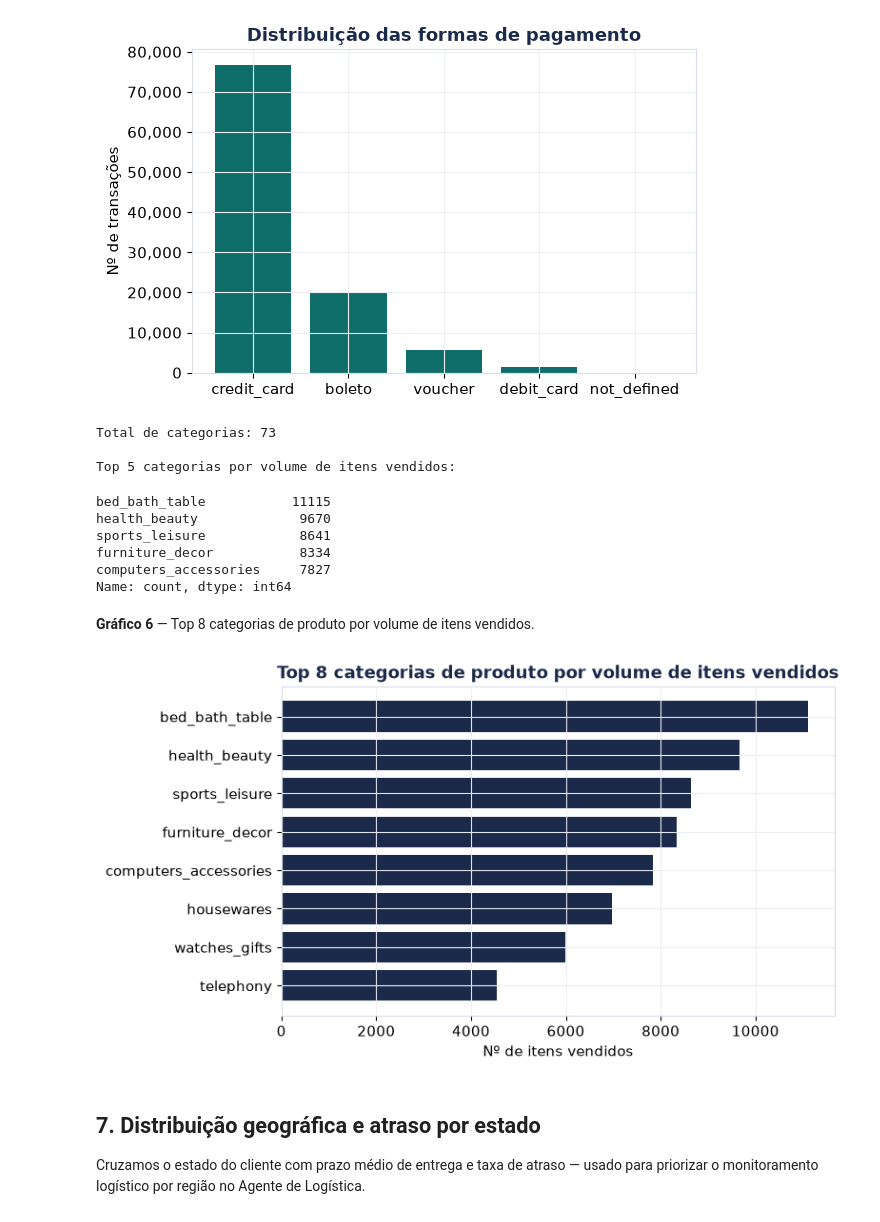
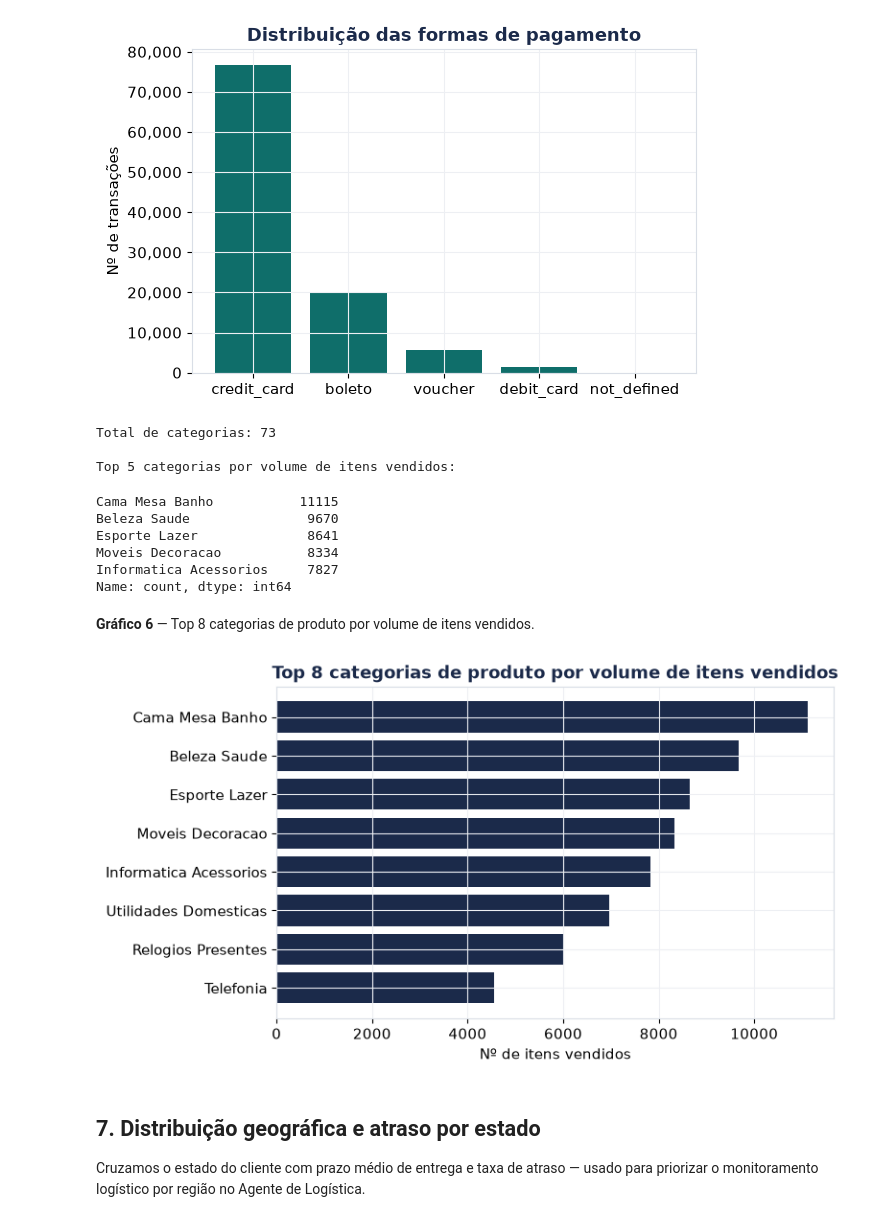
Before and after one commit to lusilveira/postrabalho, a Jupyter notebook: notebooks/analise_olist.ipynb, the cells around one changed output. Saved outputs shown, nothing was run; the diff lists cells and outputs as text; code cells hidden in the pictures.

```diff
--- a/notebooks/analise_olist.ipynb
+++ b/notebooks/analise_olist.ipynb
@@ -269,10 +269,9 @@ plt.show()
 # %% [output]
 [figure]
 # %%
-cat_map = dict(zip(cat_translation["product_category_name"], cat_translation["product_category_name_english"]))
 top_cats = items.merge(products[["product_id", "product_category_name"]], on="product_id", how="left")
 top5 = top_cats["product_category_name"].value_counts().head(5)
-top5.index = [cat_map.get(c, c) for c in top5.index]
+top5.index = [c.replace("_", " ").title() for c in top5.index]
 print(f"Total de categorias: {products['product_category_name'].nunique()}")
 print("\nTop 5 categorias por volume de itens vendidos:")
 top5
@@ -280,25 +279,25 @@ top5
 Total de categorias: 73
 
 Top 5 categorias por volume de itens vendidos:
-bed_bath_table           11115
-health_beauty             9670
-sports_leisure            8641
-furniture_decor           8334
-computers_accessories     7827
+Cama Mesa Banho           11115
+Beleza Saude               9670
+Esporte Lazer              8641
+Moveis Decoracao           8334
+Informatica Acessorios     7827
 Name: count, dtype: int64
 # %% [markdown]
 **Gráfico 6** — Top 8 categorias de produto por volume de itens vendidos.
 # %%
 top8 = top_cats["product_category_name"].value_counts().head(8)
-top8.index = [cat_map.get(c, c) for c in top8.index]
+top8.index = [c.replace("_", " ").title() for c in top8.index]
 
 fig, ax = plt.subplots(figsize=(7.5, 4.5))
 ax.barh(top8.index[::-1], top8.values[::-1], color=NAVY)
 ax.set_title("Top 8 categorias de produto por volume de itens vendidos", fontsize=13, fontweight="bold", color=NAVY)
 ax.set_xlabel("Nº de itens vendidos")
 plt.show()
 # %% [output]
-[figure, old version]
+[figure, new version]
 # %% [markdown]
 ## 7. Distribuição geográfica e atraso por estado
 
```
Also changed, not shown: 3 other files.
